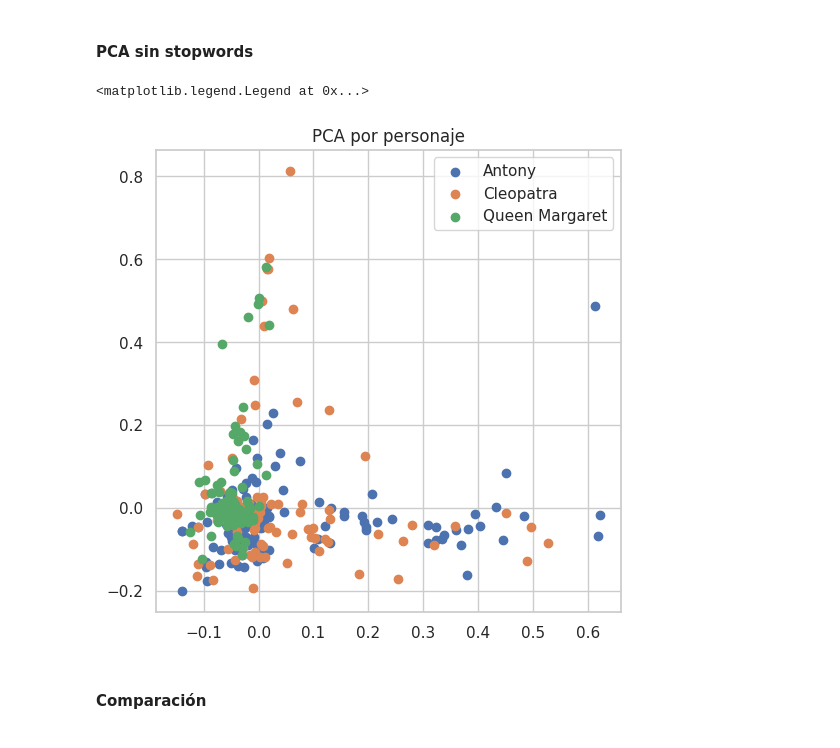
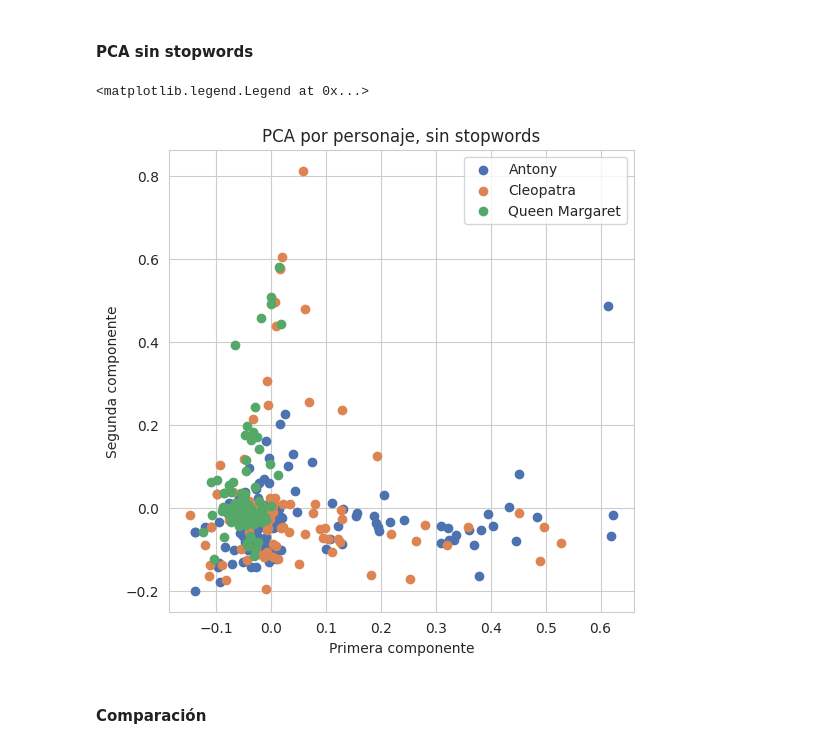
Before and after one commit to luchymd89/introcd, a Jupyter notebook: Tarea_2/shakespeare_tarea_2.ipynb, the cells around one changed output. Saved outputs shown, nothing was run; the diff lists cells and outputs as text; code cells hidden in the pictures.

```diff
--- a/Tarea_2/shakespeare_tarea_2.ipynb
+++ b/Tarea_2/shakespeare_tarea_2.ipynb
@@ -247,8 +247,8 @@ Porcentaje en test Character Queen Margaret:  27.13 %
 ### Visualización de train vs test
 # %%
 # Visualize the Data
-#sns.set_style('darkgrid')
-#sns.set_palette('pastel')
+sns.set_style('darkgrid')
+sns.set_palette('pastel')
 df_train = df_train.sort_values('CharName', ascending=True)
 #sns.catplot(data=final_df, x='CharName', y='Percent', hue='Type')
 plt.pie(df_train['Percent'], labels=df_train['CharName'], autopct = '%0.0f%%')
@@ -383,12 +388,15 @@ reductor_ = PCA(n_components = 5)
 X_train_red = reductor_.fit_transform(X_train_tf.toarray())
 # %%
 # Visualización de las dos primeras componentes de PCA
+sns.set_palette("deep")
 fig, ax = plt.subplots(figsize=(6, 6))
 for character in np.unique(y_train):
     mask_train = y_train == character
     ax.scatter(X_train_red[mask_train, 0], X_train_red[mask_train, 1], label=character)
 
-ax.set_title("PCA por personaje")
+ax.set_title("PCA por personaje, con stopwords")
+ax.set_xlabel("Primera componente")
+ax.set_ylabel("Segunda componente")
 ax.legend()
 # %% [output]
 <matplotlib.legend.Legend at 0x...>
@@ -432,23 +440,25 @@ ax.legend()
 # %%
 additional_stop_words=['thou', 'thee', 'thy', 'ye', 'thine', ]
 count_vect_sw = CountVectorizer(stop_words=list(text.ENGLISH_STOP_WORDS.union(additional_stop_words)), ngram_range=(1,1))
 X_train_counts_sw = count_vect_sw.fit_transform(X_train)
 tf_idf = TfidfTransformer(use_idf=False)
 X_train_tf_sw = tf_idf.fit_transform(X_train_counts_sw)
 reductor_sw = PCA(n_components = 10)
 X_train_red = reductor_sw.fit_transform(X_train_tf_sw.toarray())
 
 # Visualización de las dos primeras componentes de PCA
 fig, ax = plt.subplots(figsize=(6, 6))
 for character in np.unique(y_train):
     mask_train = y_train == character
     ax.scatter(X_train_red[mask_train, 0], X_train_red[mask_train, 1], label=character)
 
-ax.set_title("PCA por personaje")
+ax.set_title("PCA por personaje, sin stopwords")
+ax.set_xlabel("Primera componente")
+ax.set_ylabel("Segunda componente")
 ax.legend()
 # %% [output]
 <matplotlib.legend.Legend at 0x...>
-[figure, old version]
+[figure, new version]
 # %% [markdown]
 #### Comparación
 # %%
```
Also changed, not shown: parts of 15 cells of this notebook.
